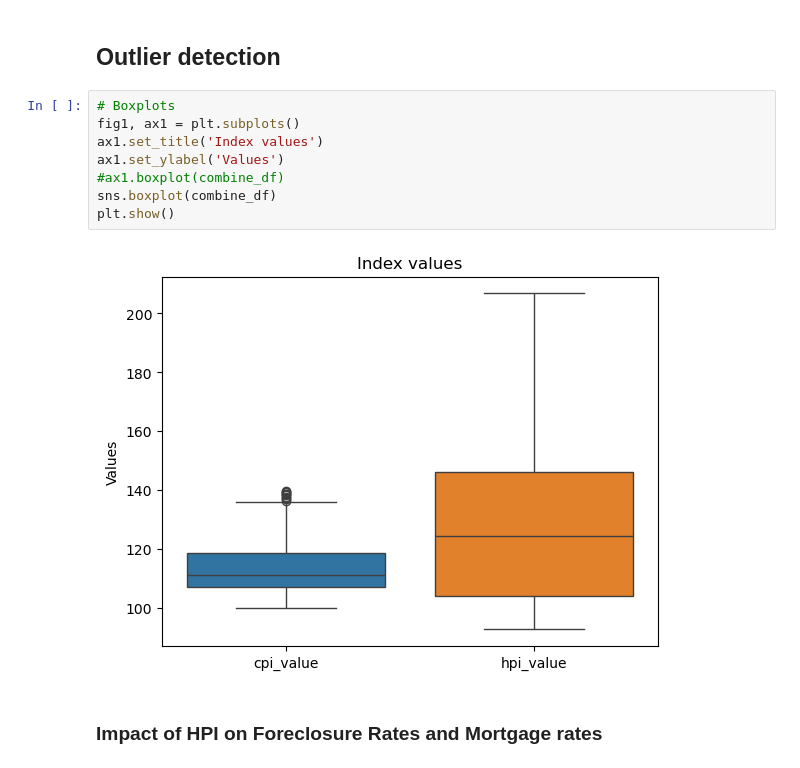
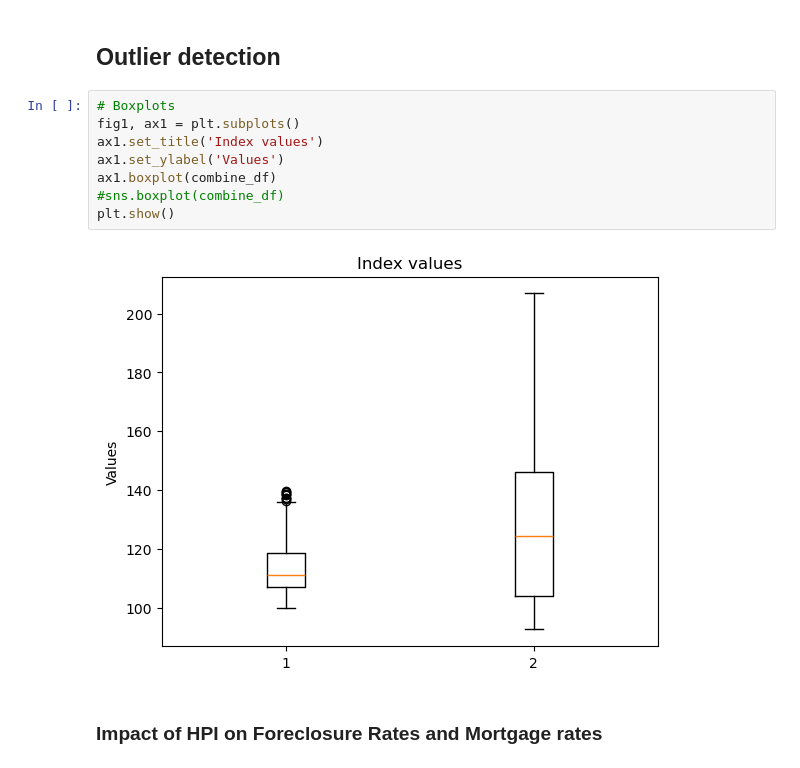
Before and after one commit to xraySMULu/the-big-squeeze, a Jupyter notebook: Code/mn_analysis.ipynb, the cells around one changed output. Saved outputs shown, nothing was run; the diff lists cells and outputs as text.

```diff
--- a/Code/mn_analysis.ipynb
+++ b/Code/mn_analysis.ipynb
@@ -396,13 +396,13 @@ plt.show()
 # %%
 # Boxplots
 fig1, ax1 = plt.subplots()
 ax1.set_title('Index values')
 ax1.set_ylabel('Values')
-#ax1.boxplot(combine_df)
-sns.boxplot(combine_df)
+ax1.boxplot(combine_df)
+#sns.boxplot(combine_df)
 plt.show()
 # %% [output]
-[figure, old version]
+[figure, new version]
 # %% [markdown]
 ### Impact of HPI on Foreclosure Rates and Mortgage rates
 # %%
```
Also changed, not shown: 5 other files.
